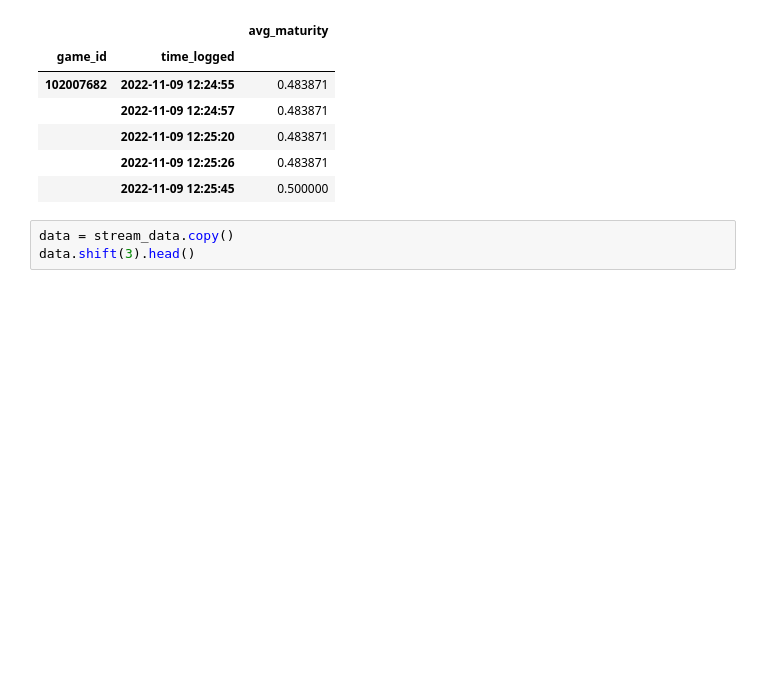
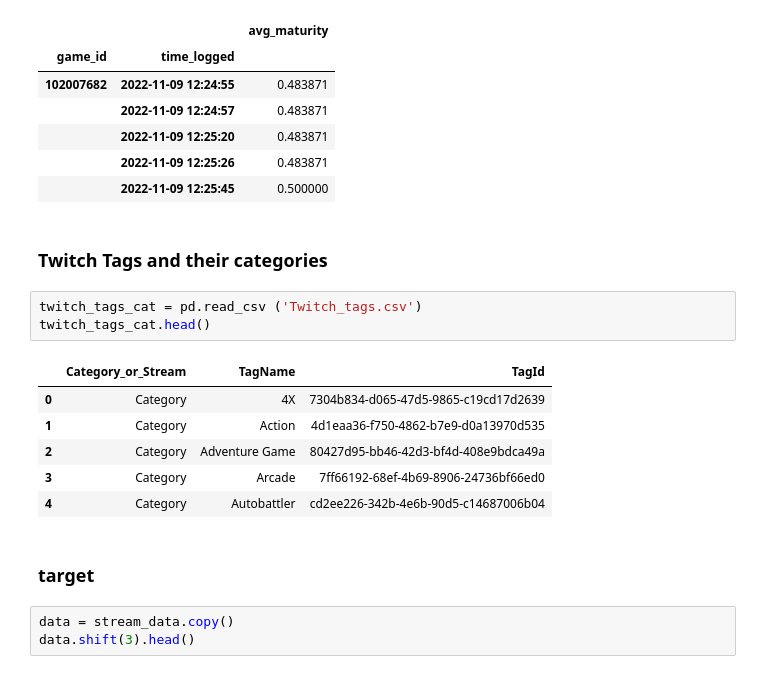
Before and after one commit to parthpahwa1/CSE-6242-Project, a Jupyter notebook: Twitch_PostgreSQL_database.ipynb, the cells around one changed output. Saved outputs shown, nothing was run; the diff lists cells and outputs as text; blank space fills up the shorter version.

```diff
--- a/Twitch_PostgreSQL_database.ipynb
+++ b/Twitch_PostgreSQL_database.ipynb
@@ -134,6 +141,20 @@ df_game_avg_maturity.head()
 |  | 2022-11-09 12:25:20 | 0.483871 |
 |  | 2022-11-09 12:25:26 | 0.483871 |
 |  | 2022-11-09 12:25:45 | 0.500000 |
+# %% [markdown]
+### Twitch Tags and their categories
+# %%
+twitch_tags_cat = pd.read_csv ('Twitch_tags.csv')
+twitch_tags_cat.head()
+# %% [output]
+|  | Category_or_Stream | TagName | TagId |
+| 0 | Category | 4X | 7304b834-d065-47d5-9865-c19cd17d2639 |
+| 1 | Category | Action | 4d1eaa36-f750-4862-b7e9-d0a13970d535 |
+| 2 | Category | Adventure Game | 80427d95-bb46-42d3-bf4d-408e9bdca49a |
+| 3 | Category | Arcade | 7ff66192-68ef-4b69-8906-24736bf66ed0 |
+| 4 | Category | Autobattler | cd2ee226-342b-4e6b-90d5-c14687006b04 |
+# %% [markdown]
+### target
 # %%
 data = stream_data.copy()
 data.shift(3).head()
```
Also changed, not shown: parts of 6 cells of this notebook, 1 other file.
